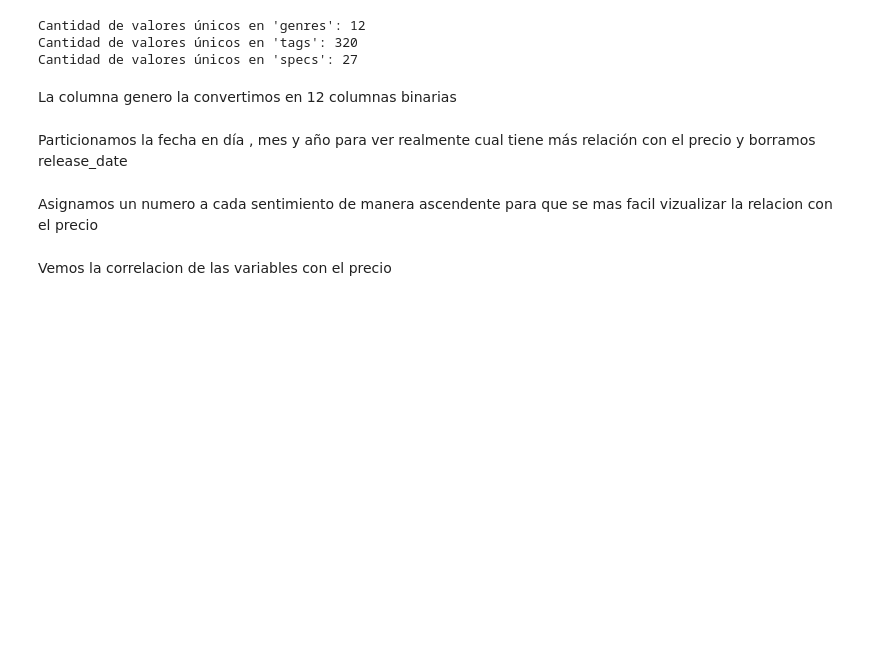
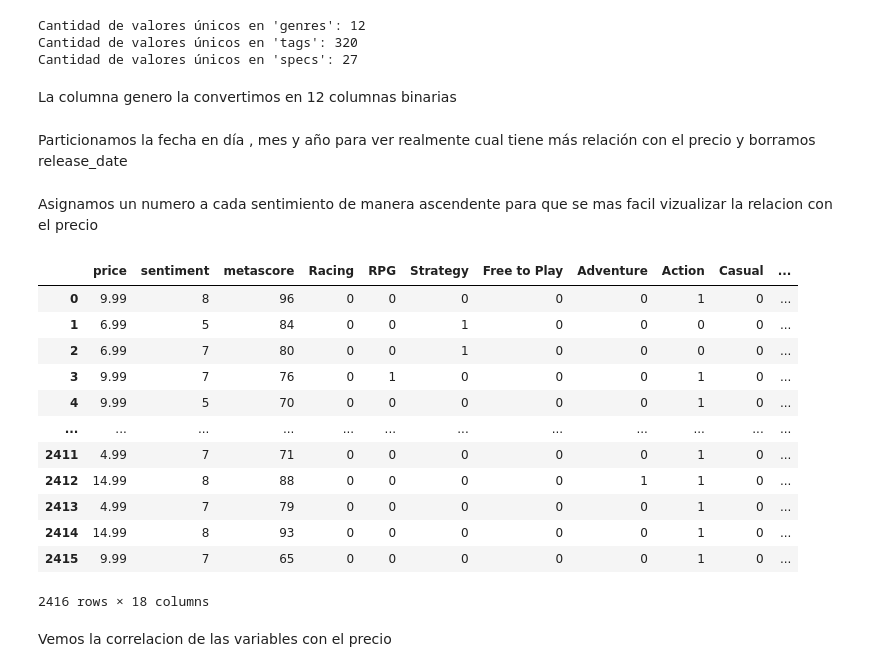
Before and after one commit to DiegoCampos98/PI-MLOps-Henry, a Jupyter notebook: EDAyModelo.ipynb, the cells around one changed output. Drawn from its saved outputs; the diff is of its cells as text; code cells hidden in the pictures; blank space fills up the shorter version.

```diff
--- a/EDAyModelo.ipynb
+++ b/EDAyModelo.ipynb
@@ -96,6 +96,22 @@ rating_mapping = {
 df_filtrado['sentiment'] = df_filtrado['sentiment'].replace(rating_mapping)
 df_filtrado['sentiment'] = pd.to_numeric(df_filtrado['sentiment'])
 df_filtrado['metascore'] = df_filtrado['metascore'].astype(int)
+# %%
+df_filtrado
+# %% [output]
+|  | price | sentiment | metascore | Racing | RPG | Strategy | Free to Play | Adventure | Action | Casual | ... |
+| 0 | 9.99 | 8 | 96 | 0 | 0 | 0 | 0 | 0 | 1 | 0 | ... |
+| 1 | 6.99 | 5 | 84 | 0 | 0 | 1 | 0 | 0 | 0 | 0 | ... |
+| 2 | 6.99 | 7 | 80 | 0 | 0 | 1 | 0 | 0 | 0 | 0 | ... |
+| 3 | 9.99 | 7 | 76 | 0 | 1 | 0 | 0 | 0 | 1 | 0 | ... |
+| 4 | 9.99 | 5 | 70 | 0 | 0 | 0 | 0 | 0 | 1 | 0 | ... |
+| ... | ... | ... | ... | ... | ... | ... | ... | ... | ... | ... | ... |
+| 2411 | 4.99 | 7 | 71 | 0 | 0 | 0 | 0 | 0 | 1 | 0 | ... |
+| 2412 | 14.99 | 8 | 88 | 0 | 0 | 0 | 0 | 1 | 1 | 0 | ... |
+| 2413 | 4.99 | 7 | 79 | 0 | 0 | 0 | 0 | 0 | 1 | 0 | ... |
+| 2414 | 14.99 | 8 | 93 | 0 | 0 | 0 | 0 | 0 | 1 | 0 | ... |
+| 2415 | 9.99 | 7 | 65 | 0 | 0 | 0 | 0 | 0 | 1 | 0 | ... |
+2416 rows × 18 columns
 # %% [markdown]
 Vemos la correlacion de las variables con el precio
 # %%
```
Also changed, not shown: parts of 7 cells of this notebook, 4 other files.
